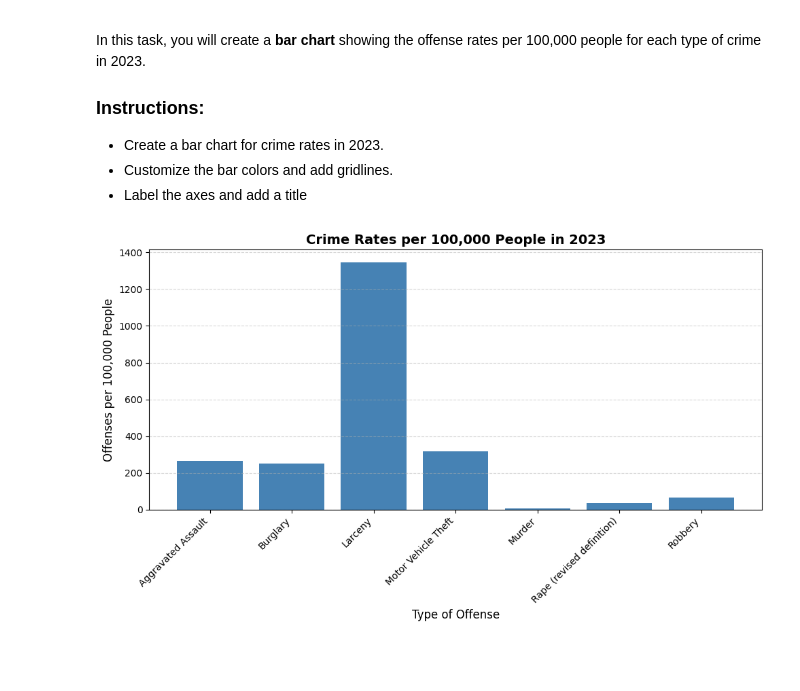
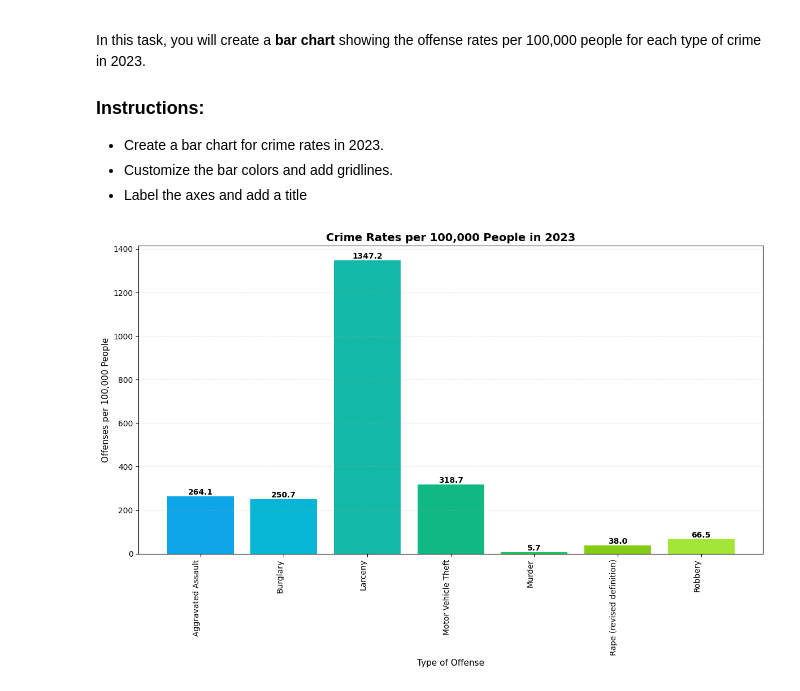
Before and after one commit to HunterTzou/DATA_110_FALL_2025, a Jupyter notebook: Data110_Tzou_Hunter_Week4.ipynb, the cells around one changed output. Drawn from its saved outputs; the diff is of its cells as text; code cells hidden in the pictures; blank space fills up the shorter version.

```diff
--- a/Data110_Tzou_Hunter_Week4.ipynb
+++ b/Data110_Tzou_Hunter_Week4.ipynb
@@ -18,46 +18,49 @@ In this task, you will create a **bar chart** showing the offense rates per 100,
 # %%
 ## Task 1: Basic Bar Chart for Crime Rates in 2023
 
 ## First I want to create a dataframe using the table provided since it was so small. I could have made it into a csv. file, but I thought this would be a good way to practice my skills with dataframes
 import pandas as pd
 import matplotlib.pyplot as plt
+import numpy as np
 
-data = {
+crime_data = {
     'Offense': [
         'Aggravated Assault',
         'Burglary',
         'Larceny',
         'Motor Vehicle Theft',
         'Murder',
         'Rape (revised definition)',
         'Robbery'
     ],
     'Offenses per 100,000 People (2023)': [264.1, 250.7, 1347.2, 318.7, 5.7, 38.0, 66.5],
     'Change in Offenses per 100,000 People (2022-2023)': [-3.3, -8.1, -4.9, 12.0, -12.0, -9.8, -0.8]
 }
 
-df = pd.DataFrame(data)
-# Create the bar chart
-plt.figure(figsize=(10, 6))
-plt.bar(df['Offense'], df['Offenses per 100,000 People (2023)'], color='steelblue')
+df = pd.DataFrame(crime_data)
 
-# Add gridlines
-plt.grid(axis='y', alpha=0.5, linestyle='--')
+plt.figure(figsize=(12, 8))
 
-# Label the axes
-plt.xlabel('Type of Offense', fontsize=12)
-plt.ylabel('Offenses per 100,000 People', fontsize=12)
-
-# Add a title
+colors = ['#0EA5E9', '#06B6D4', '#14B8A6', '#10B981', '#22C55E', '#84CC16', '#A3E635'] ## I wanted to learn how to add multiple colors and assign them all at once, so I asked ChatGPT how to do that
+bars = plt.bar(df['Offense'], df['Offenses per 100,000 People (2023)'], color=colors)
+plt.grid(axis='y', alpha=0.5, linestyle=':')
+plt.xlabel('Type of Offense', fontsize=11)
+plt.ylabel('Offenses per 100,000 People', fontsize=11)
 plt.title('Crime Rates per 100,000 People in 2023', fontsize=14, fontweight='bold')
 
-# Rotate x-axis labels for better readability
-plt.xticks(rotation=45, ha='right')
+## I wanted to learn how to add data values to the bars and assign them all at once, so I asked ChatGPT how to do that
 
-# Adjust layout to prevent label cutoff
+# Add data labels on top of each bar
+for bar in bars: ## For each iteration in bar
+    height = bar.get_height() ## Get the bar height (and therefore value of the category)
+    plt.text(bar.get_x() + bar.get_width()/2., ## Find the center of the bar //  bar.get_x() = left edge position // bar.get_width()/2. = half the bar width // Adding = Find center
+              height, ## Put at height of bar
+             f'{height:.1f}', ## Place the text at the height of the bar with 1 decimal place
+             ha='center', va='bottom', fontsize=10, fontweight='bold')
+
+plt.xticks(rotation=90, ha='right')
 plt.tight_layout()
 
-# Display the chart
 plt.show()
 # %% [output]
-[figure, old version]
+[figure, new version]
```
Also changed, not shown: parts of 9 cells of this notebook.
